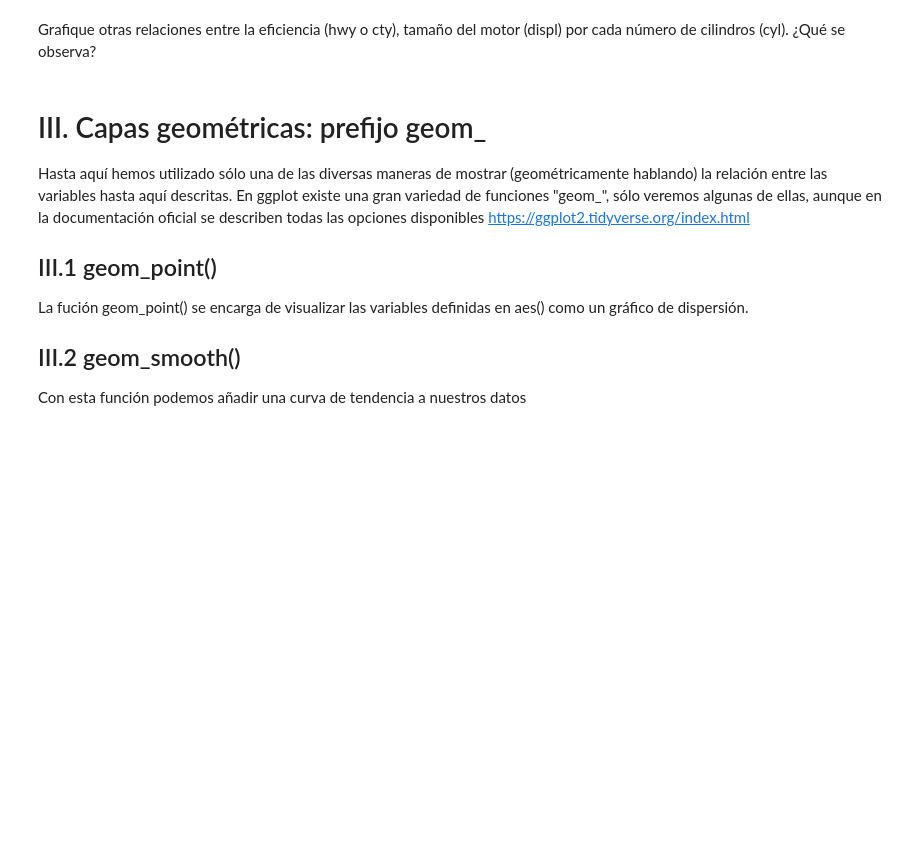
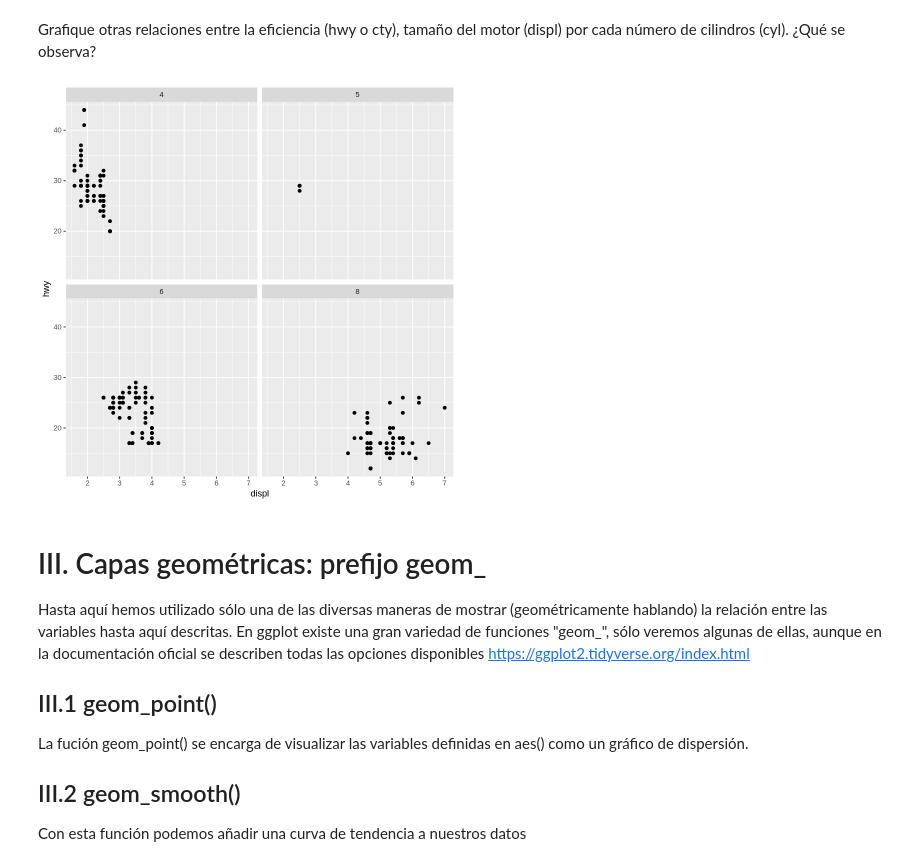
Before and after one commit to majorquev/DBDC_202409_Programacion_en_R_para_ciencia_de_datos, a Jupyter notebook: Clases/C4/02_Visualizaciones_ggplot.ipynb, the cells around one changed output. Cells and saved outputs as stored; diff of their text form; code cells hidden in the pictures; blank space fills up the shorter version.

```diff
--- a/Clases/C4/02_Visualizaciones_ggplot.ipynb
+++ b/Clases/C4/02_Visualizaciones_ggplot.ipynb
@@ -197,6 +205,13 @@ En inglés Facetting, es una manera de dividir la data disponible según variabl
 Grafique otras relaciones entre la eficiencia (hwy o cty), tamaño del motor (displ) por cada  número de cilindros (cyl). ¿Qué se observa?
 # %%
 # Por ejemplo, x=displ,y=hwy , aperturado por número de cilindros
+mpg %>%
+  ggplot() +
+  aes(x = displ, y = hwy, ) +
+  geom_point() +
+  facet_wrap(~ cyl)
+# %% [output]
+[figure, added]
 # %% [markdown]
 # III. Capas geométricas: prefijo geom_
 
```
Also changed, not shown: parts of 31 cells of this notebook.
